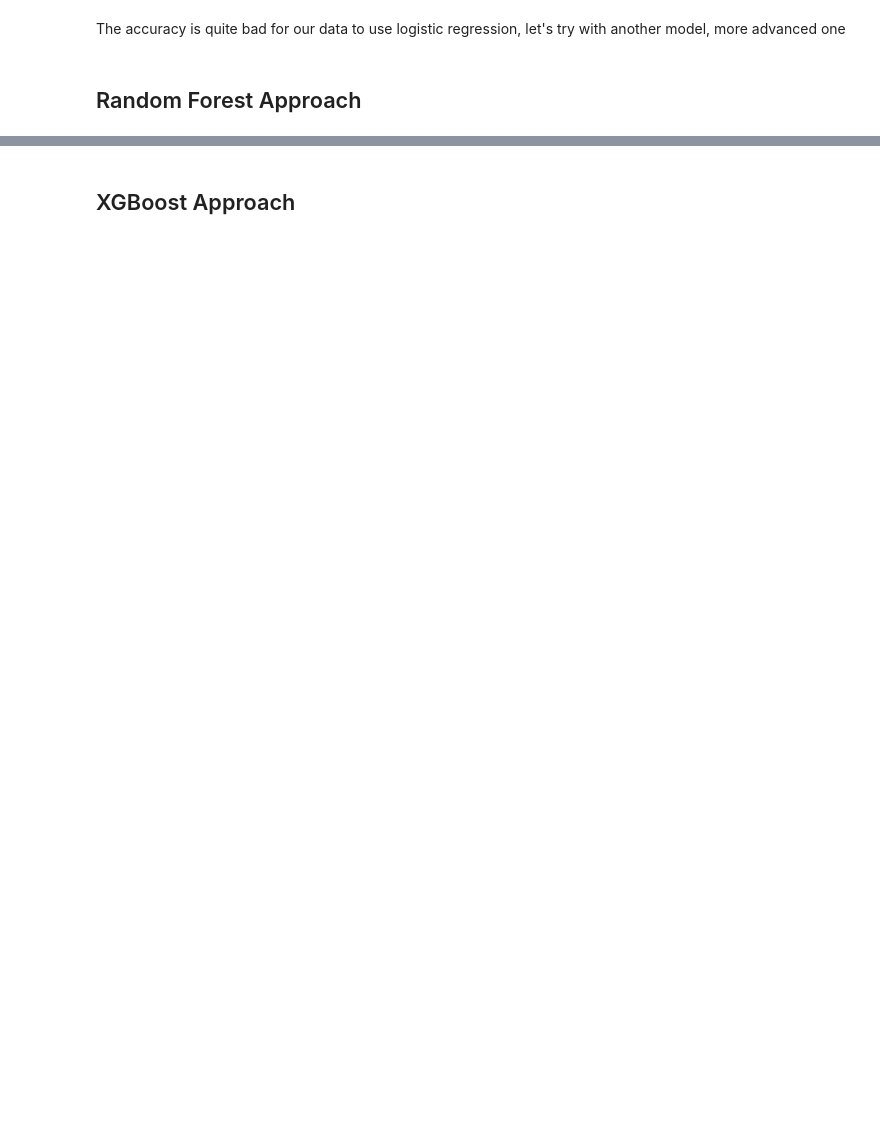
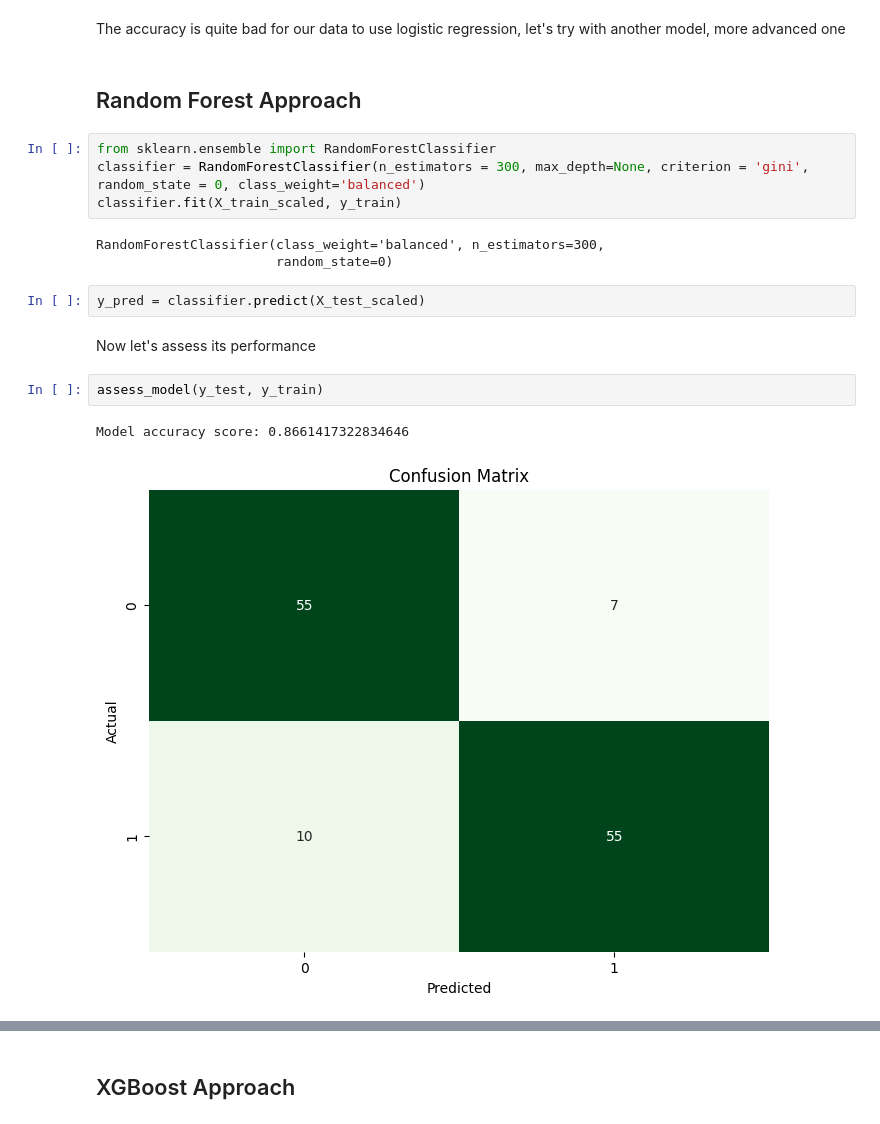
Before and after one commit to rubyw177/loan-prediction, a Jupyter notebook: loan_prediction_model.ipynb, the cells around one changed output, grey strips where cells are left out. Saved outputs shown, nothing was run; the diff lists cells and outputs as text; blank space fills up the shorter version.

```diff
--- a/loan_prediction_model.ipynb
+++ b/loan_prediction_model.ipynb
@@ -404,3 +455,19 @@ plt.show()
 The accuracy is quite bad for our data to use logistic regression, let's try with another model, more advanced one
 # %% [markdown]
 ## Random Forest Approach
+# %%
+from sklearn.ensemble import RandomForestClassifier
+classifier = RandomForestClassifier(n_estimators = 300, max_depth=None, criterion = 'gini', random_state = 0, class_weight='balanced')
+classifier.fit(X_train_scaled, y_train)
+# %% [output]
+RandomForestClassifier(class_weight='balanced', n_estimators=300,
+                       random_state=0)
+# %%
+y_pred = classifier.predict(X_test_scaled)
+# %% [markdown]
+Now let's assess its performance
+# %%
+assess_model(y_test, y_train)
+# %% [output]
+Model accuracy score: 0.8661417322834646
+[figure, added]
```
Also changed, not shown: parts of 43 cells of this notebook.
